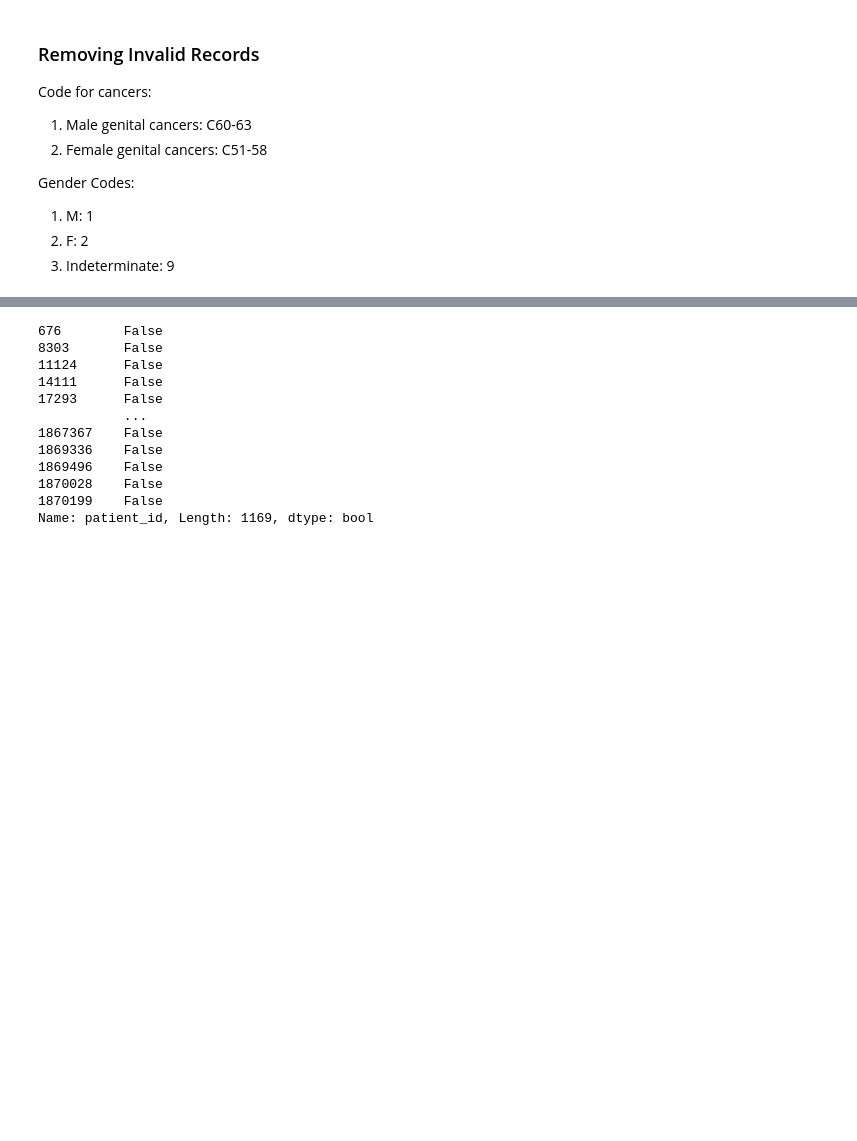
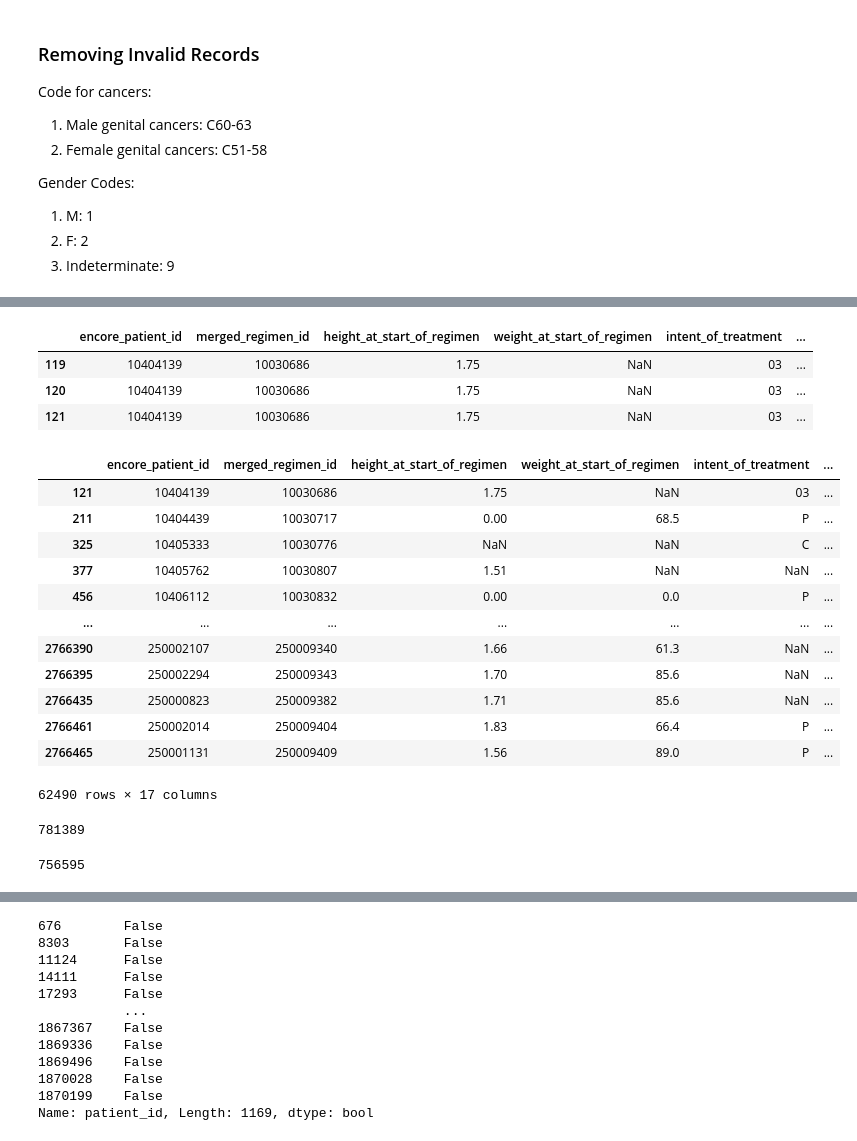
Before and after one commit to jcnexu/clinical_dashboards_sem2_2024, a Jupyter notebook: new_data_dict.ipynb, the cells around one changed output, grey strips where cells are left out. Cells and saved outputs as stored; diff of their text form; code cells hidden in the pictures; blank space fills up the shorter version.

```diff
--- a/new_data_dict.ipynb
+++ b/new_data_dict.ipynb
@@ -302,0 +351,33 @@ bad_records['invalid_regimen_ids'] = list(regimen_before_treatment['merged_regim
+# %%
+### Attempt 2
+## Finding out patients who have activity after death
+
+# Find patients who are deceased (635,048 records)
+deceased_patients = sim_av_patient[sim_av_patient['vital_status'] == 'D']
+
+# Find deceased patients who received treatment
+filtered_regimen_cycle = filtered_regimen_cycle[filtered_regimen_cycle['encore_patient_id'].isin(deceased_patients['patient_id'])]
+
+# Merge with the patient dataset to add date of death
+filtered_regimen_cycle = filtered_regimen_cycle.merge(deceased_patients, left_on='encore_patient_id', right_on='patient_id', how='left')
+
+# Find cycles that were conducted after death (422,012)
+cycle_after_death = filtered_regimen_cycle[
+    (filtered_regimen_cycle['vital_status_date'] < filtered_regimen_cycle['start_date_of_cycle']) &
+    filtered_regimen_cycle['vital_status_date'].notna() &
+    filtered_regimen_cycle['start_date_of_cycle'].notna()
+]
+
+# Find the number of cycles per regimen
+cycle_counts = filtered_regimen_cycle.groupby('merged_regimen_id')['merged_cycle_id'].nunique().reset_index()
+cycle_counts.columns = ['merged_regimen_id', 'cycle_count']
+
+# Find regimens that only consist of 1 cycle, and whose cycle was conducted after death
+cycle_counts = cycle_counts[cycle_counts['cycle_count'] == 1]
+cycle_counts = cycle_counts[cycle_counts['merged_regimen_id'].isin(cycle_after_death['merged_regimen_id'])]
+
+# 29,803 invalid regimens
+invalid_regimens = list(cycle_counts['merged_regimen_id'])
+
+# 392,209 cycles remaining
+filtered_cycle_after_death = cycle_after_death[~cycle_after_death['merged_regimen_id'].isin(cycle_counts['merged_regimen_id'])]
@@ -302,0 +442,32 @@ bad_records['invalid_regimen_ids'] = list(regimen_before_treatment['merged_regim
+# %%
+filtered_regimen_cycle[filtered_regimen_cycle['merged_regimen_id'] == 10030686]
+# %% [output]
+|  | encore_patient_id | merged_regimen_id | height_at_start_of_regimen | weight_at_start_of_regimen | intent_of_treatment | ... |
+| 119 | 10404139 | 10030686 | 1.75 | NaN | 03 | ... |
+| 120 | 10404139 | 10030686 | 1.75 | NaN | 03 | ... |
+| 121 | 10404139 | 10030686 | 1.75 | NaN | 03 | ... |
+# %%
+invalid_cycles = filtered_regimen_cycle[filtered_regimen_cycle['merged_cycle_id'].isin(dates['merged_cycle_id'])]
+invalid_cycles
+# %% [output]
+|  | encore_patient_id | merged_regimen_id | height_at_start_of_regimen | weight_at_start_of_regimen | intent_of_treatment | ... |
+| 121 | 10404139 | 10030686 | 1.75 | NaN | 03 | ... |
+| 211 | 10404439 | 10030717 | 0.00 | 68.5 | P | ... |
+| 325 | 10405333 | 10030776 | NaN | NaN | C | ... |
+| 377 | 10405762 | 10030807 | 1.51 | NaN | NaN | ... |
+| 456 | 10406112 | 10030832 | 0.00 | 0.0 | P | ... |
+| ... | ... | ... | ... | ... | ... | ... |
+| 2766390 | 250002107 | 250009340 | 1.66 | 61.3 | NaN | ... |
+| 2766395 | 250002294 | 250009343 | 1.70 | 85.6 | NaN | ... |
+| 2766435 | 250000823 | 250009382 | 1.71 | 85.6 | NaN | ... |
+| 2766461 | 250002014 | 250009404 | 1.83 | 66.4 | P | ... |
+| 2766465 | 250001131 | 250009409 | 1.56 | 89.0 | P | ... |
+62490 rows × 17 columns
+# %%
+sim_sact_regimen['merged_regimen_id'].nunique()
+# %% [output]
+781389
+# %%
+filtered_regimen_cycle['merged_regimen_id'].nunique()
+# %% [output]
+756595
```
Also changed, not shown: parts of 24 cells of this notebook.
